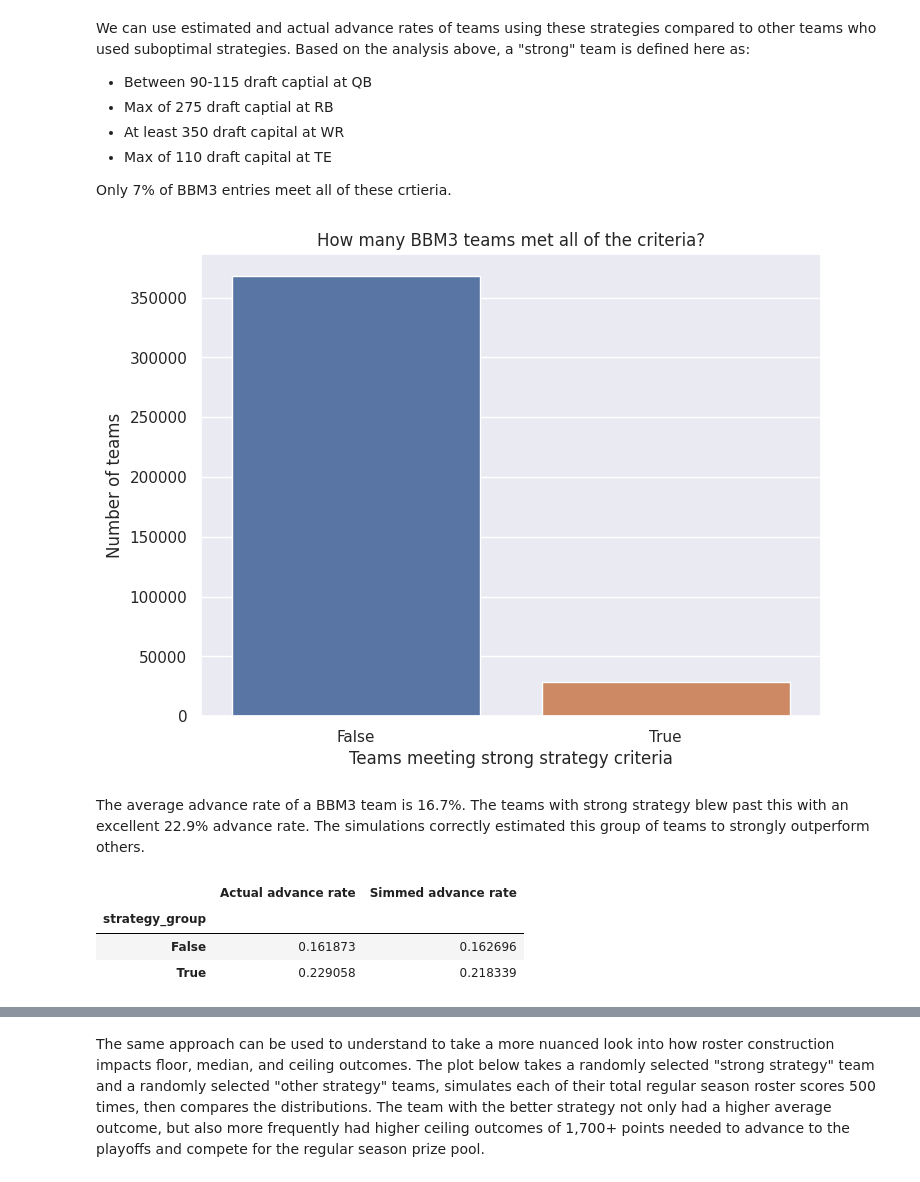
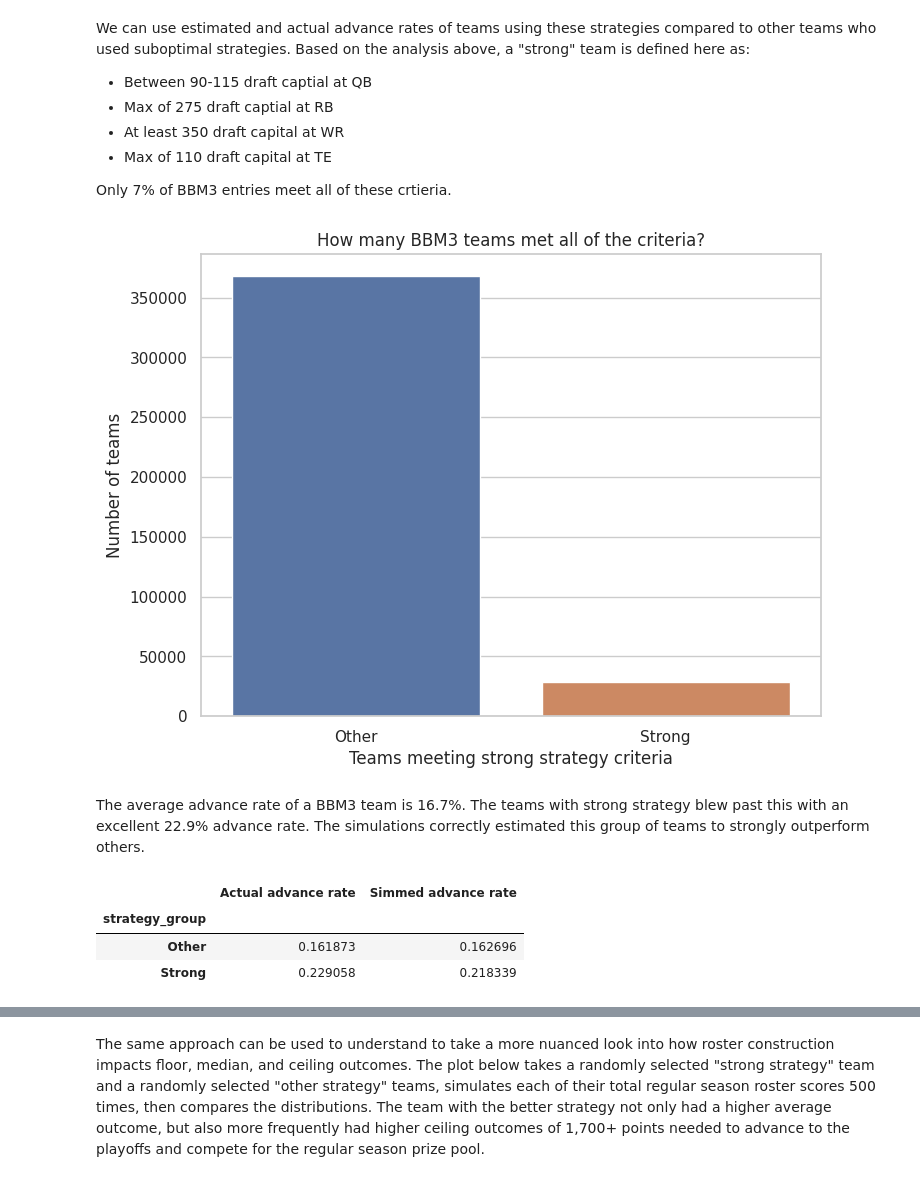
Before and after one commit to thoov08/best_ball_data_bowl_2023_submission, a Jupyter notebook: submission.ipynb, the cells around one changed output, grey strips where cells are left out. Cells and saved outputs as stored; diff of their text form; code cells hidden in the pictures.

```diff
--- a/submission.ipynb
+++ b/submission.ipynb
@@ -442,6 +447,7 @@ Only 7% of BBM3 entries meet all of these crtieria.
 # %%
 # compare good vs bad teams
 bbm3_rosters['strategy_group'] = bbm3_rosters.apply(lambda row: (row['dc_spent_QB'] >= 90) & (row['dc_spent_QB'] <= 115) & (row['dc_spent_RB'] <= 275) & (row['dc_spent_WR'] >= 350) & (row['dc_spent_TE'] <= 110), axis=1)
+bbm3_rosters['strategy_group'] = np.where(bbm3_rosters['strategy_group']==True,"Strong","Other")
 # %%
 strategy_counts = bbm3_rosters['strategy_group'].value_counts()
 sns.barplot(x=strategy_counts.index, y=strategy_counts.values)
@@ -451,13 +457,14 @@ plt.ylabel("Number of teams")
 sns.set_theme(style="whitegrid")
 plt.show();
 # %% [output]
-[figure, old version]
+[figure, new version]
 # %% [markdown]
 The average advance rate of a BBM3 team is 16.7%. The teams with strong strategy blew past this with an excellent 22.9% advance rate. The simulations correctly estimated this group of teams to strongly outperform others.
 # %%
-bbm3_rosters.groupby('strategy_group')[['adv_to_qtr','adv_in_sim']].mean().rename(columns={'adv_to_qtr':'Actual advance rate','adv_in_sim':'Simmed advance rate'})
+strategy_group_results = bbm3_rosters.groupby('strategy_group')[['adv_to_qtr','adv_in_sim']].mean().rename(columns={'adv_to_qtr':'Actual advance rate','adv_in_sim':'Simmed advance rate'})
+strategy_group_results
 # %% [output]
 |  | Actual advance rate | Simmed advance rate |
 | strategy_group |  |  |
-| False | 0.161873 | 0.162696 |
-| True | 0.229058 | 0.218339 |
+| Other | 0.161873 | 0.162696 |
+| Strong | 0.229058 | 0.218339 |
```
Also changed, not shown: parts of 20 cells of this notebook.
